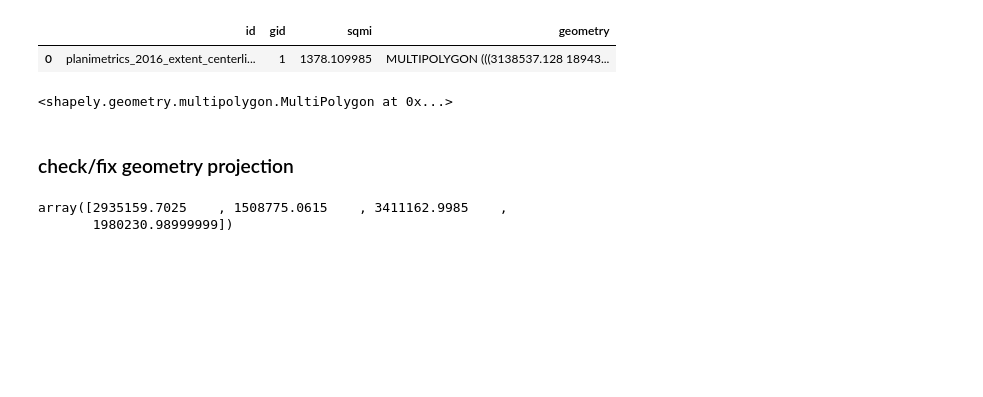
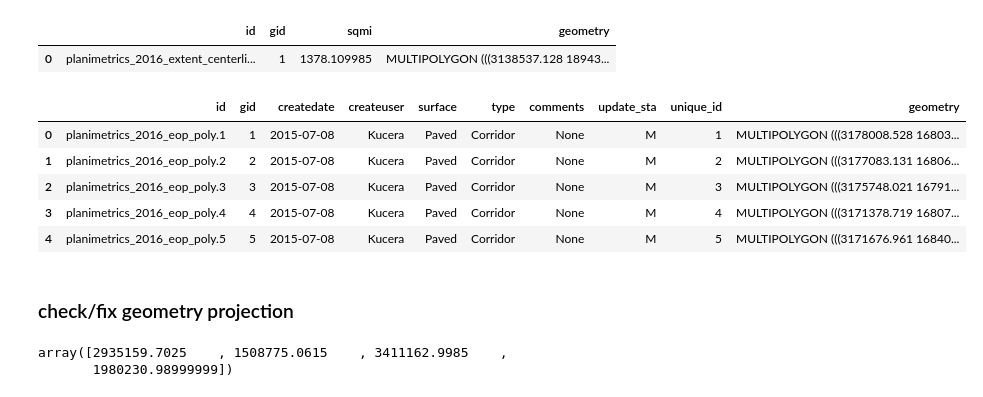
Before and after one commit to chrisoyer/sidewalk_deep-learning, a Jupyter notebook: sidewalks_deep_learning.ipynb, the cells around one changed output. Saved outputs shown, nothing was run; the diff lists cells and outputs as text; code cells hidden in the pictures; blank space fills up the shorter version.

```diff
--- a/sidewalks_deep_learning.ipynb
+++ b/sidewalks_deep_learning.ipynb
@@ -42,6 +46,7 @@ for key, value in data_urls.items():
 # %%
 sidewalk_gdf = gpd.read_file('sidewalk_centerlines.geojson')
 sidewalk_extent_gdf = gpd.read_file('sidewalk_extent.geojson')
+road_polygons_gdf = gpd.read_file('road_polygons.geojson')
 # %%
 sidewalk_gdf.head()
 # %% [output]
@@ -56,10 +61,15 @@ sidewalk_extent_gdf.head()
 # %% [output]
 |  | id | gid | sqmi | geometry |
 | 0 | planimetrics_2016_extent_centerli... | 1 | 1378.109985 | MULTIPOLYGON (((3138537.128 18943... |
-# %%
-sidewalk_extent_gdf.geometry[0]
-# %% [output]
-<shapely.geometry.multipolygon.MultiPolygon at 0x...>
+# %%
+road_polygons_gdf.head()
+# %% [output]
+|  | id | gid | createdate | createuser | surface | type | comments | update_sta | unique_id | geometry |
+| 0 | planimetrics_2016_eop_poly.1 | 1 | 2015-07-08 | Kucera | Paved | Corridor | None | M | 1 | MULTIPOLYGON (((3178008.528 16803... |
+| 1 | planimetrics_2016_eop_poly.2 | 2 | 2015-07-08 | Kucera | Paved | Corridor | None | M | 2 | MULTIPOLYGON (((3177083.131 16806... |
+| 2 | planimetrics_2016_eop_poly.3 | 3 | 2015-07-08 | Kucera | Paved | Corridor | None | M | 3 | MULTIPOLYGON (((3175748.021 16791... |
+| 3 | planimetrics_2016_eop_poly.4 | 4 | 2015-07-08 | Kucera | Paved | Corridor | None | M | 4 | MULTIPOLYGON (((3171378.719 16807... |
+| 4 | planimetrics_2016_eop_poly.5 | 5 | 2015-07-08 | Kucera | Paved | Corridor | None | M | 5 | MULTIPOLYGON (((3171676.961 16840... |
 # %% [markdown]
 ### check/fix geometry projection
 # %%
```
Also changed, not shown: parts of 28 cells of this notebook.
